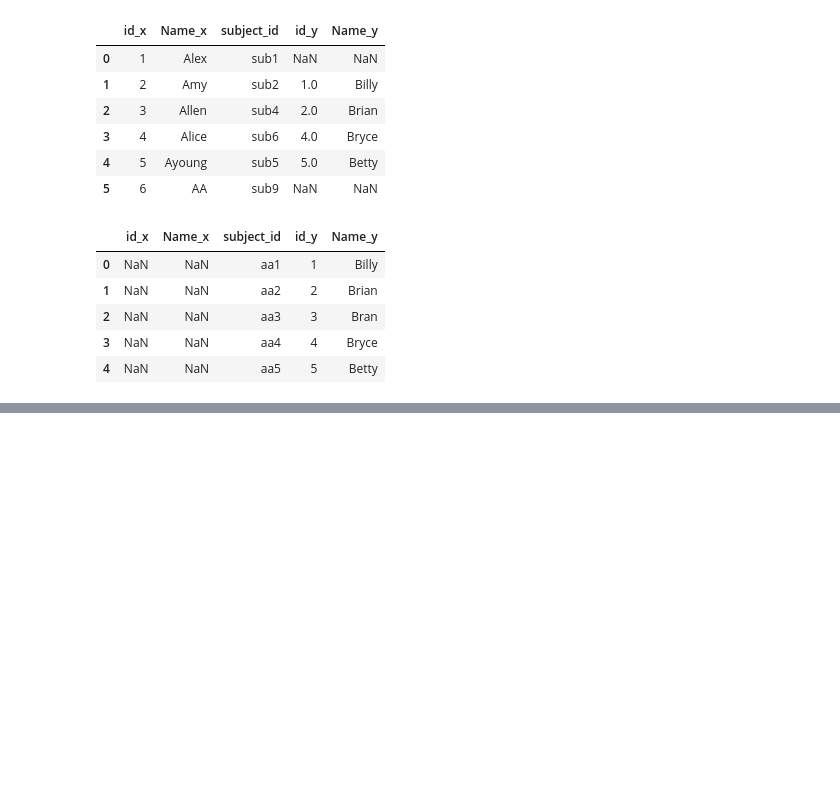
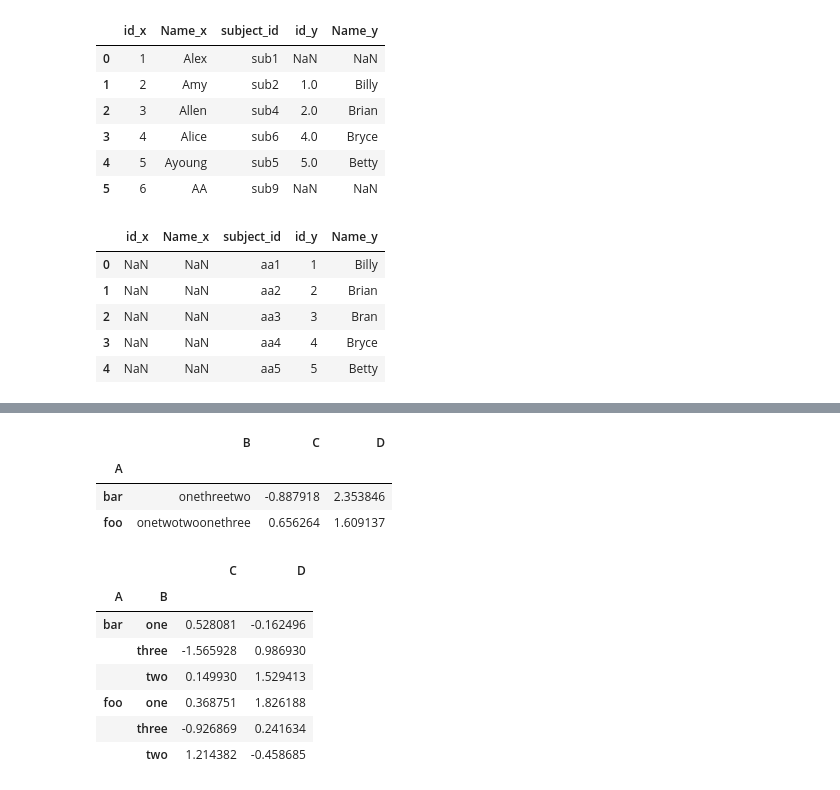
Before and after one commit to enfycius/ML-Notes, a Jupyter notebook: Data Analysis/merging.ipynb, the cells around one changed output, grey strips where cells are left out. Cells and saved outputs as stored; diff of their text form; code cells hidden in the pictures; blank space fills up the shorter version.

```diff
--- a/Data Analysis/merging.ipynb
+++ b/Data Analysis/merging.ipynb
@@ -218,0 +245,18 @@ pd.merge(left, right, on="subject_id", how="right")
+# %%
+df.groupby("A").sum()
+# %% [output]
+|  | B | C | D |
+| A |  |  |  |
+| bar | onethreetwo | -0.887918 | 2.353846 |
+| foo | onetwotwoonethree | 0.656264 | 1.609137 |
+# %%
+df.groupby(["A", "B"]).sum()
+# %% [output]
+|  |  | C | D |
+| A | B |  |  |
+| bar | one | 0.528081 | -0.162496 |
+|  | three | -1.565928 | 0.986930 |
+|  | two | 0.149930 | 1.529413 |
+| foo | one | 0.368751 | 1.826188 |
+|  | three | -0.926869 | 0.241634 |
+|  | two | 1.214382 | -0.458685 |
```
Also changed, not shown: parts of 5 cells of this notebook.
